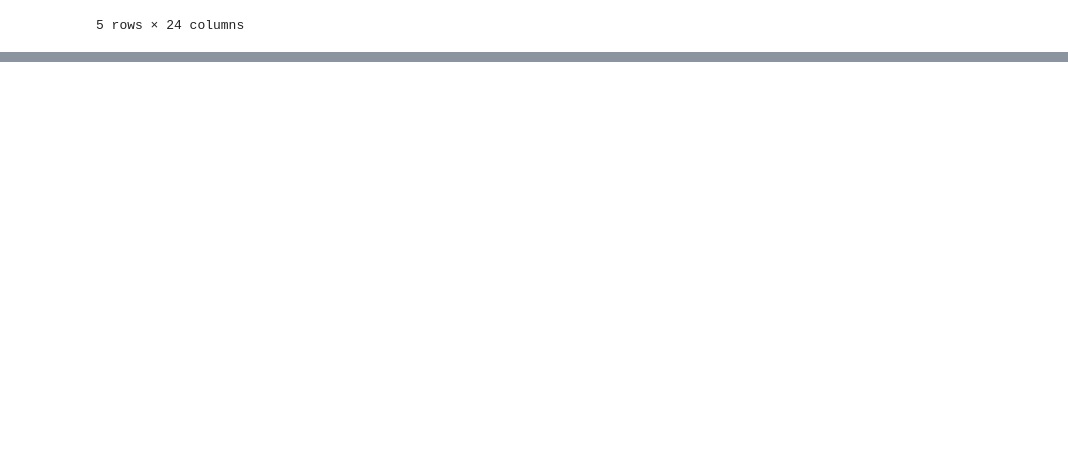
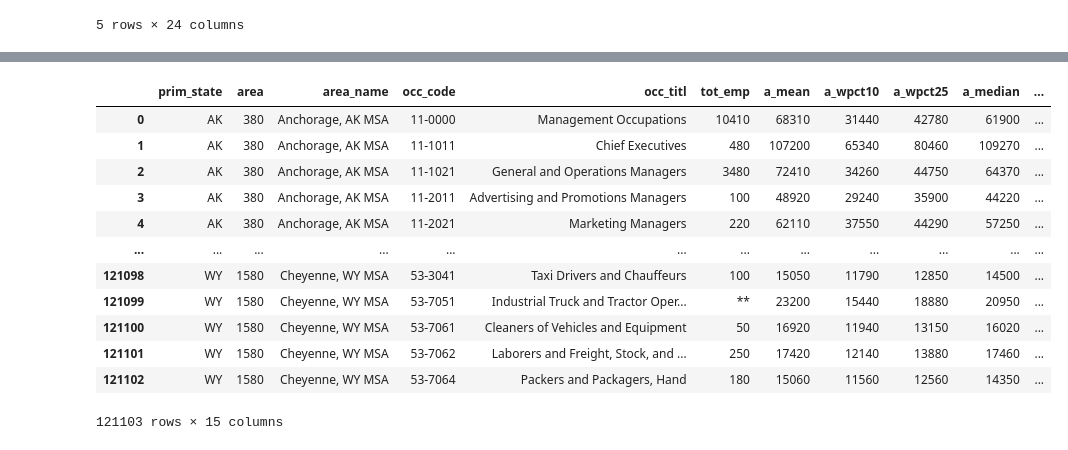
Before and after one commit to mkblake/tech-hubs-brain-drain, a Jupyter notebook: notebooks/cleaning.ipynb, the cells around one changed output, grey strips where cells are left out. Saved outputs shown, nothing was run; the diff lists cells and outputs as text; code cells hidden in the pictures; blank space fills up the shorter version.

Commit message:
Append two .csv's for 2000 MSA OEWS data. Keep only relevant OCC Codes.

```diff
--- a/notebooks/cleaning.ipynb
+++ b/notebooks/cleaning.ipynb
@@ -24,0 +65,3 @@ msa2000_2.head()
+# %%
+commsa2000 = msa2000_1.append(msa2000_2, ignore_index=True, verify_integrity=True, sort=False)
+commsa2000.tail()
@@ -24,0 +76,17 @@ msa2000_2.head()
+# %%
+commsa2000 = commsa2000[['prim_state', 'area', 'area_name', 'occ_code', 'occ_titl', 'tot_emp', 'a_mean', 'a_wpct10', 'a_wpct25', 'a_median', 'a_wpct75', 'a_wpct90', 'annual', 'release', 'year']]
+commsa2000
+# %% [output]
+|  | prim_state | area | area_name | occ_code | occ_titl | tot_emp | a_mean | a_wpct10 | a_wpct25 | a_median | ... |
+| 0 | AK | 380 | Anchorage, AK MSA | 11-0000 | Management Occupations | 10410 | 68310 | 31440 | 42780 | 61900 | ... |
+| 1 | AK | 380 | Anchorage, AK MSA | 11-1011 | Chief Executives | 480 | 107200 | 65340 | 80460 | 109270 | ... |
+| 2 | AK | 380 | Anchorage, AK MSA | 11-1021 | General and Operations Managers | 3480 | 72410 | 34260 | 44750 | 64370 | ... |
+| 3 | AK | 380 | Anchorage, AK MSA | 11-2011 | Advertising and Promotions Managers | 100 | 48920 | 29240 | 35900 | 44220 | ... |
+| 4 | AK | 380 | Anchorage, AK MSA | 11-2021 | Marketing Managers | 220 | 62110 | 37550 | 44290 | 57250 | ... |
+| ... | ... | ... | ... | ... | ... | ... | ... | ... | ... | ... | ... |
+| 121098 | WY | 1580 | Cheyenne, WY MSA | 53-3041 | Taxi Drivers and Chauffeurs | 100 | 15050 | 11790 | 12850 | 14500 | ... |
+| 121099 | WY | 1580 | Cheyenne, WY MSA | 53-7051 | Industrial Truck and Tractor Oper... | ** | 23200 | 15440 | 18880 | 20950 | ... |
+| 121100 | WY | 1580 | Cheyenne, WY MSA | 53-7061 | Cleaners of Vehicles and Equipment | 50 | 16920 | 11940 | 13150 | 16020 | ... |
+| 121101 | WY | 1580 | Cheyenne, WY MSA | 53-7062 | Laborers and Freight, Stock, and ... | 250 | 17420 | 12140 | 13880 | 17460 | ... |
+| 121102 | WY | 1580 | Cheyenne, WY MSA | 53-7064 | Packers and Packagers, Hand | 180 | 15060 | 11560 | 12560 | 14350 | ... |
+121103 rows × 15 columns
```
Also changed, not shown: parts of 4 cells of this notebook, 2 other files.
